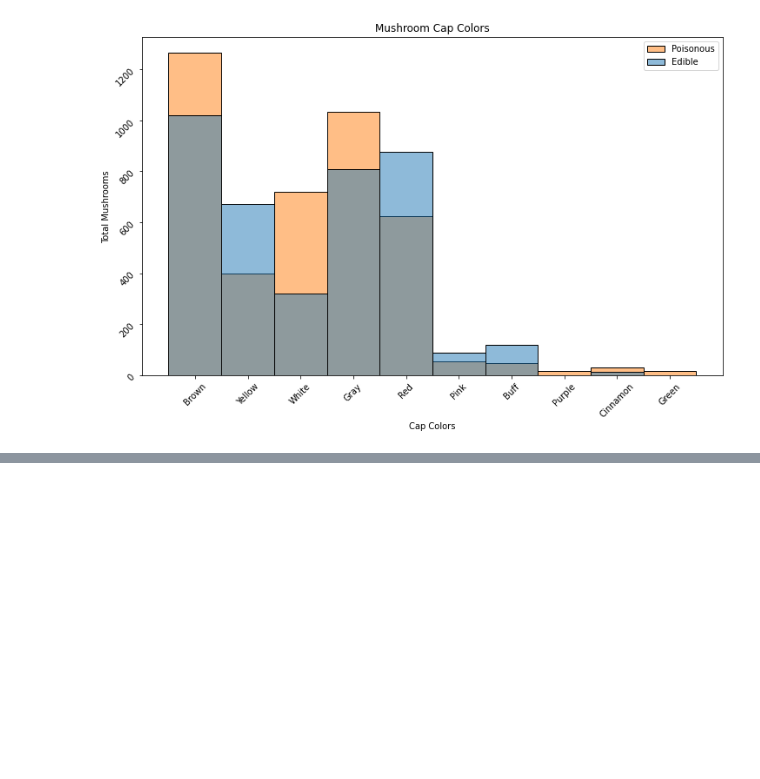
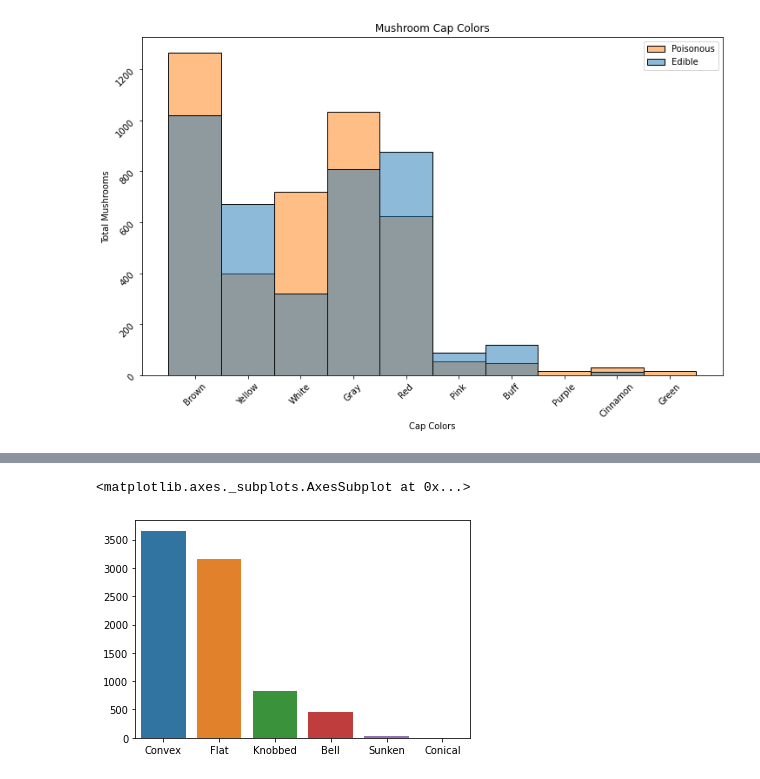
Before and after one commit to Jkhou1000/Mushroom-Classifier, a Jupyter notebook: Mushroom_Project.ipynb, the cells around one changed output, grey strips where cells are left out. Saved outputs shown, nothing was run; the diff lists cells and outputs as text; code cells hidden in the pictures; blank space fills up the shorter version.

```diff
--- a/Mushroom_Project.ipynb
+++ b/Mushroom_Project.ipynb
@@ -134,0 +153,5 @@ ax.legend(labels=['Poisonous', 'Edible'])
+# %%
+sns.barplot(x=x, y=y)
+# %% [output]
+<matplotlib.axes._subplots.AxesSubplot at 0x...>
+[figure, added]
```
Also changed, not shown: parts of 7 cells of this notebook.
